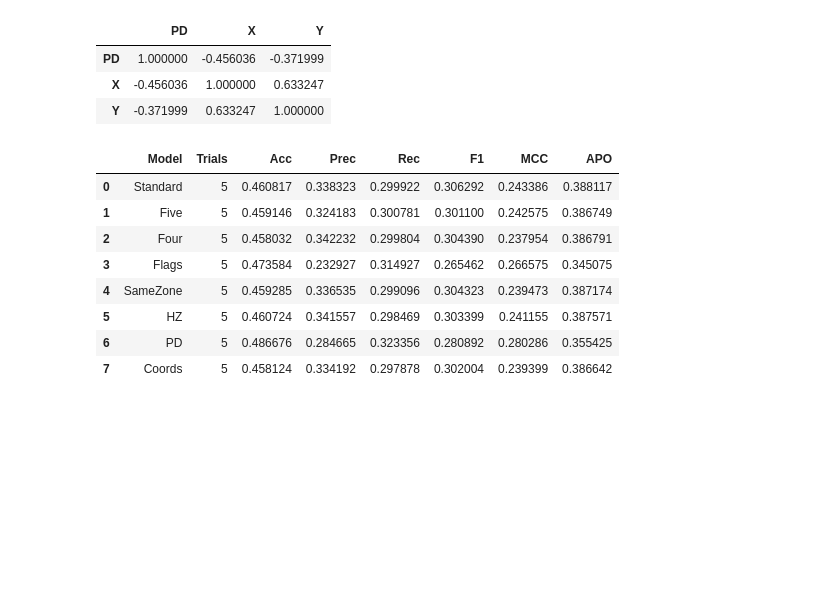
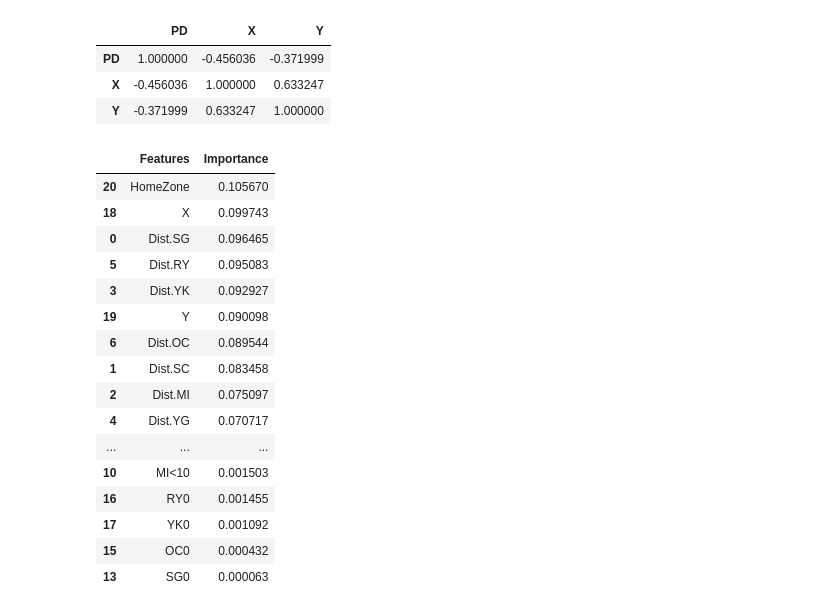
Before and after one commit to gonzaloMS-2000/PORPOS-TMG, a Jupyter notebook: Random_Forest/Distance_Features_2.ipynb, the cells around one changed output. Saved outputs shown, nothing was run; the diff lists cells and outputs as text; code cells hidden in the pictures; blank space fills up the shorter version.

```diff
--- a/Random_Forest/Distance_Features_2.ipynb
+++ b/Random_Forest/Distance_Features_2.ipynb
@@ -72,7 +72,7 @@ def average(l):
 # %%
 std_dists = df.iloc[:, 17:24]
 dist_flags = df.iloc[:, 89:95]
-same_zone_flags = df.iloc[:, 96:]
+same_zone_flags = df.iloc[:, 96:101]
 four_dists = df.iloc[:, 17:21] # No OC, RY, YG
 five_dists = df.iloc[:, 17:22] # No OC, RY
 coords = df[['X', 'Y']]
@@ -80,50 +80,3 @@ coords = df[['X', 'Y']]
 # Prepare results dataframe
 metric_names = ['Acc', 'Prec', 'Rec', 'F1', 'MCC', 'APO']
 results = pd.DataFrame(columns=['Model', 'Trials'] + metric_names)
-# %%
-# Prepare classifier
-rf = RandomForestClassifier(n_estimators=100)
-y = df['School_Codes']
-num_trials = 5
-
-# Run models
-for x_temp, name in ((std_dists, 'Standard'), (five_dists, 'Five'), (four_dists, 'Four'),
-                     (dist_flags, 'Flags'), (same_zone_flags, 'SameZone'), (df['HomeZone'].values.reshape(-1, 1), 'HZ'),
-                     (df['PD'].values.reshape(-1, 1), 'PD'), (coords, 'Coords')):
-    # Prepare metrics
-    metrics = {}
-    for metric in metric_names:
-        metrics[metric] = []
-
-    # Run trials
-    for i in range(num_trials):
-        # Split data and run model
-        X_train, X_test, y_train, y_test = train_test_split(x_temp, y, test_size=0.3)
-        rf.fit(X_train, y_train)
-        y_pred = rf.predict(X_test)
-
-        # Metrics
-        metrics['Acc'].append(rf.score(X_test, y_test))
-        [a.append(b) for a,b in zip([metrics['Prec'], metrics['Rec'], metrics['F1']], precision_recall_fscore_support(y_test, y_pred, average = 'macro')[:3])]
-        metrics['MCC'].append(matthews_corrcoef(y_test, y_pred))
-
-        # APO
-        schools = list(rf.classes_)
-        probs = pd.concat((y_test.reset_index(drop=True), pd.DataFrame(rf.predict_proba(X_test))), axis=1)
-        metrics['APO'].append(probs.apply(lambda z: z[schools.index(z.School_Codes)], axis=1).mean())
-
-    # Add results to dataframe
-    ave_metrics = [average(v) for v in metrics.values()]
-    results.loc[len(results)] = [name, num_trials] + ave_metrics
-
-results
-# %% [output]
-|  | Model | Trials | Acc | Prec | Rec | F1 | MCC | APO |
-| 0 | Standard | 5 | 0.460817 | 0.338323 | 0.299922 | 0.306292 | 0.243386 | 0.388117 |
-| 1 | Five | 5 | 0.459146 | 0.324183 | 0.300781 | 0.301100 | 0.242575 | 0.386749 |
-| 2 | Four | 5 | 0.458032 | 0.342232 | 0.299804 | 0.304390 | 0.237954 | 0.386791 |
-| 3 | Flags | 5 | 0.473584 | 0.232927 | 0.314927 | 0.265462 | 0.266575 | 0.345075 |
-| 4 | SameZone | 5 | 0.459285 | 0.336535 | 0.299096 | 0.304323 | 0.239473 | 0.387174 |
-| 5 | HZ | 5 | 0.460724 | 0.341557 | 0.298469 | 0.303399 | 0.241155 | 0.387571 |
-| 6 | PD | 5 | 0.486676 | 0.284665 | 0.323356 | 0.280892 | 0.280286 | 0.355425 |
-| 7 | Coords | 5 | 0.458124 | 0.334192 | 0.297878 | 0.302004 | 0.239399 | 0.386642 |
@@ -129,0 +163,20 @@ results
+# %%
+pd.DataFrame({'Features' : x_temp.columns, 'Importance': rf.feature_importances_}).sort_values('Importance', ascending=False)
+# %% [output]
+|  | Features | Importance |
+| 20 | HomeZone | 0.105670 |
+| 18 | X | 0.099743 |
+| 0 | Dist.SG | 0.096465 |
+| 5 | Dist.RY | 0.095083 |
+| 3 | Dist.YK | 0.092927 |
+| 19 | Y | 0.090098 |
+| 6 | Dist.OC | 0.089544 |
+| 1 | Dist.SC | 0.083458 |
+| 2 | Dist.MI | 0.075097 |
+| 4 | Dist.YG | 0.070717 |
+| ... | ... | ... |
+| 10 | MI<10 | 0.001503 |
+| 16 | RY0 | 0.001455 |
+| 17 | YK0 | 0.001092 |
+| 15 | OC0 | 0.000432 |
+| 13 | SG0 | 0.000063 |
```
Also changed, not shown: parts of 3 cells of this notebook, 5 other files.
